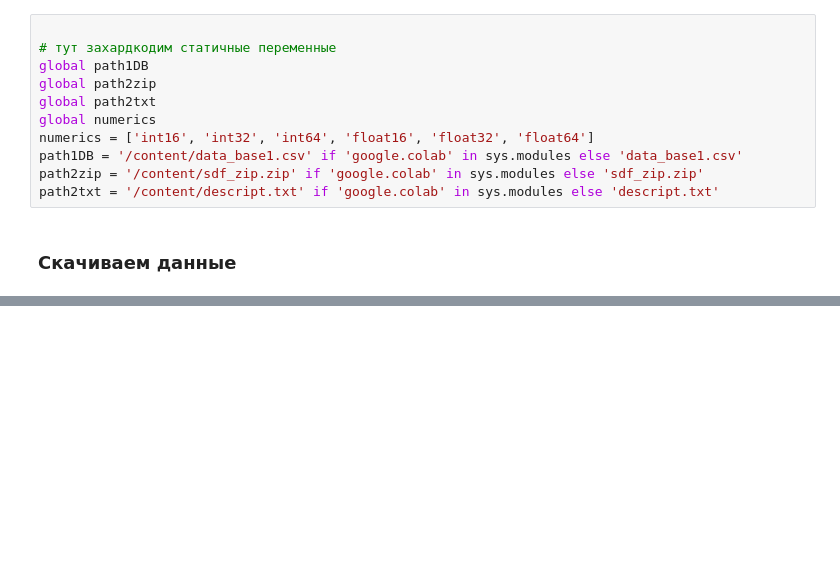
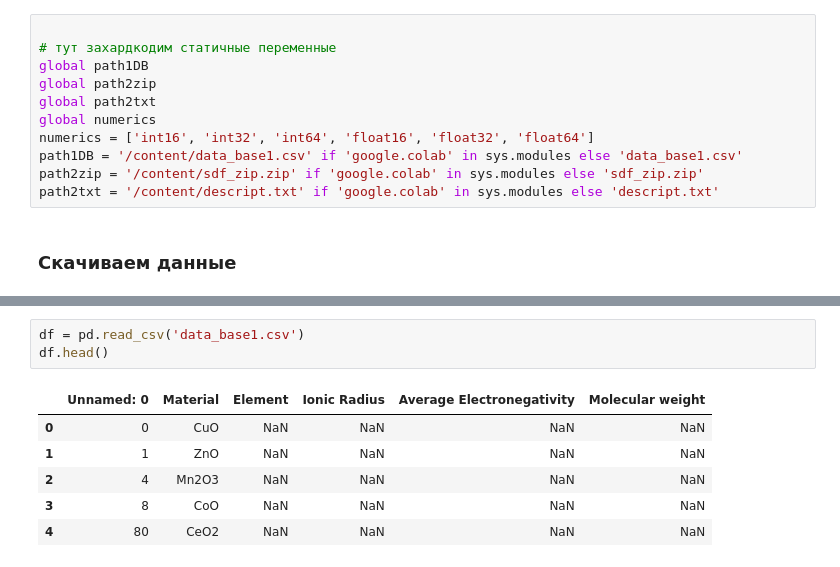
Before and after one commit to dobrotvorn/DataCon23, a Jupyter notebook: Mini_task2.ipynb, the cells around one changed output, grey strips where cells are left out. Cells and saved outputs as stored; diff of their text form; blank space fills up the shorter version.

```diff
--- a/Mini_task2.ipynb
+++ b/Mini_task2.ipynb
@@ -82,3 +82,13 @@ gdown.download(url_zip, output2_zip, quiet=True)
 gdown.download(utl_txt, output3_txt, quiet=True)
 # %% [output]
 'descript.txt'
+# %%
+df = pd.read_csv('data_base1.csv')
+df.head()
+# %% [output]
+|  | Unnamed: 0 | Material | Element | Ionic Radius | Average Electronegativity | Molecular weight |
+| 0 | 0 | CuO | NaN | NaN | NaN | NaN |
+| 1 | 1 | ZnO | NaN | NaN | NaN | NaN |
+| 2 | 4 | Mn2O3 | NaN | NaN | NaN | NaN |
+| 3 | 8 | CoO | NaN | NaN | NaN | NaN |
+| 4 | 80 | CeO2 | NaN | NaN | NaN | NaN |
```
Also changed, not shown: parts of 1 cell of this notebook.
